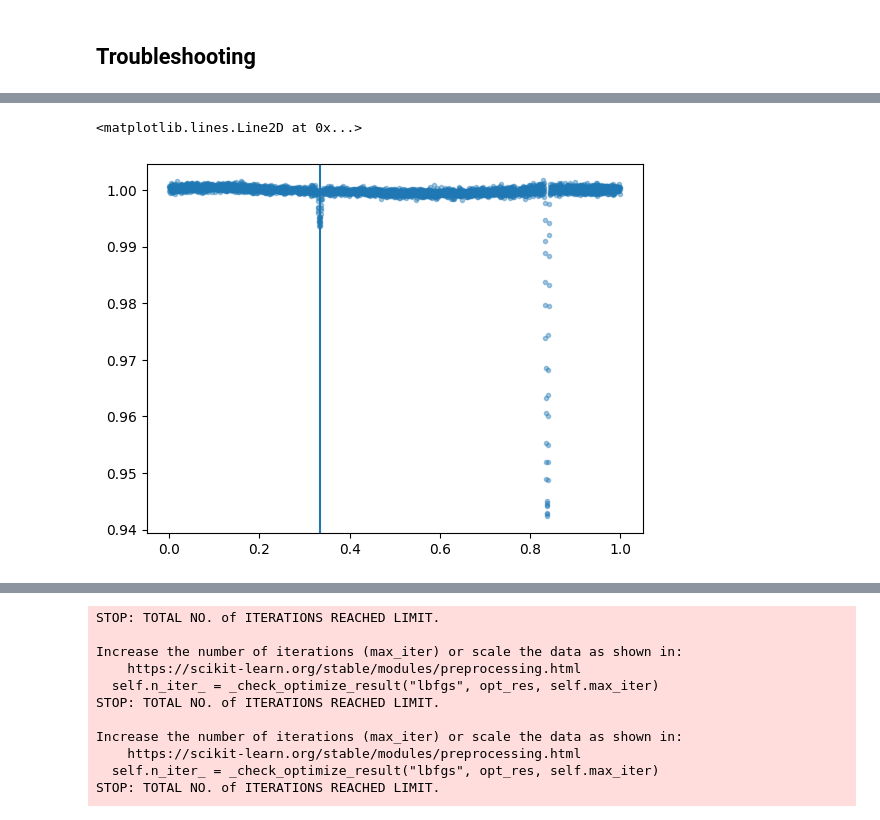
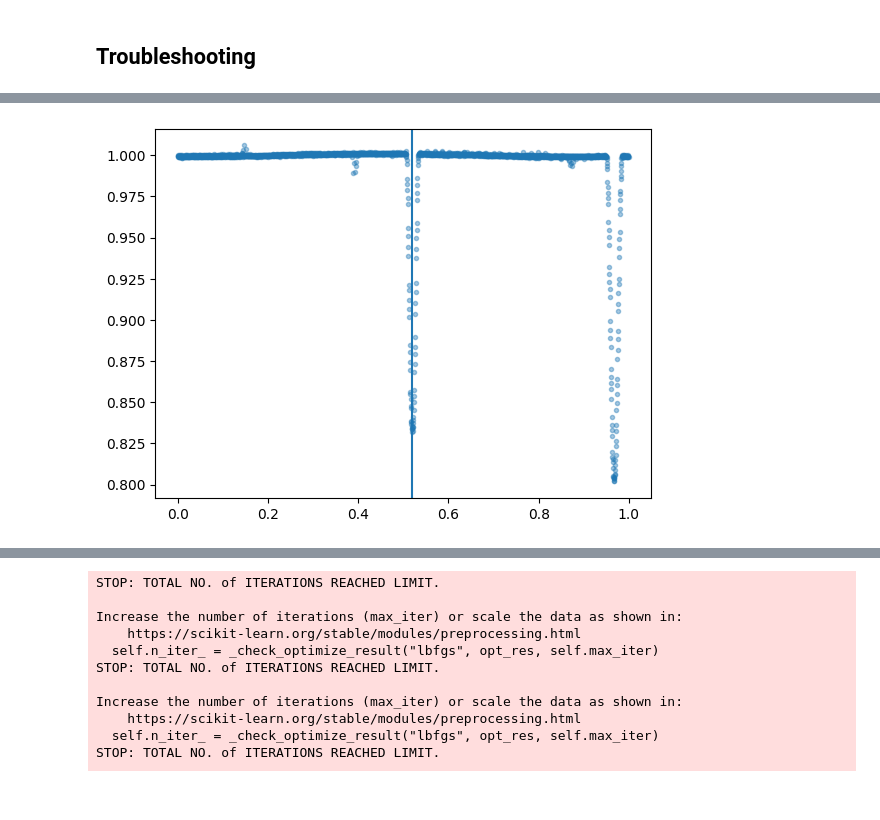
Before and after one commit to sfremy/astro_tools, a Jupyter notebook: prefold_automated.ipynb, the cells around one changed output, grey strips where cells are left out. Saved outputs shown, nothing was run; the diff lists cells and outputs as text; code cells hidden in the pictures.

```diff
--- a/prefold_automated.ipynb
+++ b/prefold_automated.ipynb
@@ -263,9 +263,9 @@ time_dict = {12351927: k413,
 
 eb_df = pd.read_csv('keplerebs.villanova.edu', skiprows=7).drop_duplicates(subset=['#KIC'])
 
-kic = 12351927
+kic = 5473556
 
-t, f, ferr, p, t0_1 = download_lightcurve(kic)
+t, f, ferr, p, _ = download_lightcurve(kic)
 
 phase = (t % p) / p
 
@@ -301,7 +301,9 @@ if lengths:
 else:
     eclipse_mask = np.zeros_like(outlier_mask, dtype=bool)
 
-t0_duration = len(clean_flux[eclipse_mask]) * p / 3000 * 1.2
+duration = len(clean_flux[eclipse_mask]) * p / 3000 * 1.2
+t0_phase_1 = np.mean([clean_phase[eclipse_mask][-1], clean_phase[eclipse_mask][0]])
+t0_1 = t0_phase_1 * p
 
 # ------------------------------------------------------------------------
 
@@ -310,8 +312,8 @@ plt.figure(figsize=(10, 4))
 # If you don't already have phase defined:
 phase = np.linspace(0, 1, len(clean_flux), endpoint=False)
 
-plt.plot(phase, clean_flux, '.', alpha=0.4, label='Folded flux')
-plt.plot(phase[eclipse_mask], clean_flux[eclipse_mask], 'r.', label='Detected Eclipse')
+plt.plot(clean_phase, clean_flux, '.', alpha=0.4, label='Folded flux')
+plt.plot(clean_phase[eclipse_mask], clean_flux[eclipse_mask], 'r.', label='Detected Eclipse')
 
 plt.xlabel("Phase")
 plt.ylabel("Flux")
@@ -322,6 +324,7 @@ median_flux = np.median(clean_flux)
 plt.axhline(median_flux, color='k', linestyle='--', label='Median Flux')
 plt.axhline(median_flux - 2 * iqr, color='orange', linestyle='--', label='2-IQR Threshold')
 plt.axhline(median_flux + 2 * iqr, color='orange', linestyle='--')
+plt.axvline(t0_phase_1, color='g', linestyle='--', label='Eclipse Center')
 
 plt.legend()
 plt.tight_layout()
@@ -380,9 +383,14 @@ from scipy.signal import find_peaks
 
 # Find peaks in the correlation output
 peaks, props = find_peaks(corr, height=10)  # adjust height threshold as needed
-conv_max = peaks[np.argmax(corr[peaks])]
+if peaks.size == 0:
+    print("No peaks found in the correlation output.")
+    conv_max = None
+else:
+    conv_max = peaks[np.argmax(corr[peaks])]
 
 plt.figure(figsize=(12, 4))
 plt.plot(masked_phase, corr, label='Correlation', alpha=0.6)
-plt.axvline(masked_phase[conv_max])
+if conv_max is not None:
+    plt.axvline(masked_phase[conv_max])
 # %% [output]
@@ -391,11 +398,16 @@ plt.axvline(masked_phase[conv_max])
 # %%
-t0_2 = masked_phase[conv_max]
+if conv_max is not None:
+    t0_phase_2 = masked_phase[conv_max]
+    t0_2 = t0_phase_2 * p
 
+    plt.figure()
+    plt.plot(phase, clean_flux, '.', alpha=0.4)
+    plt.axvline(t0_phase_2)
 
-plt.figure()
-plt.plot(phase, clean_flux, '.', alpha=0.4)
-plt.axvline(t0_2)
+else:
+    print("No secondary eclipse detected.")
+    t0_phase_2 = None
+    t0_2 = None
 # %% [output]
-<matplotlib.lines.Line2D at 0x...>
-[figure, old version]
+[figure, new version]
 # %%
```
Also changed, not shown: parts of 4 cells of this notebook.
